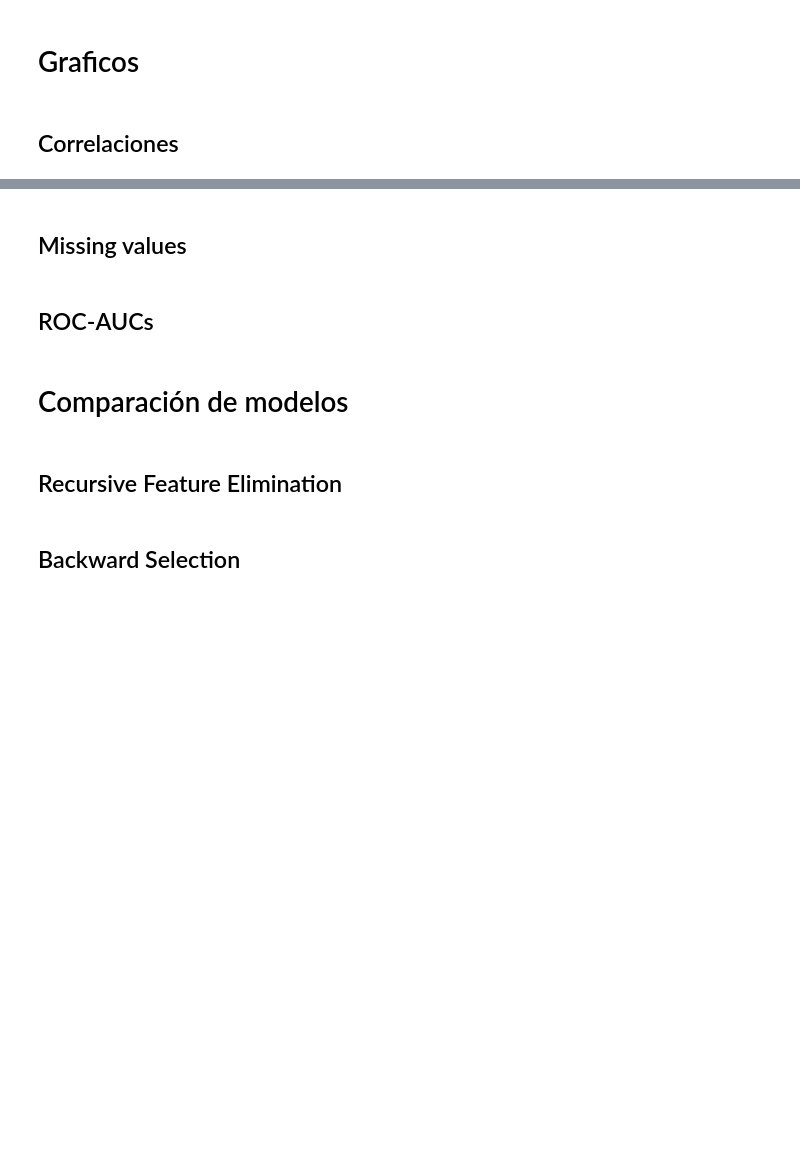
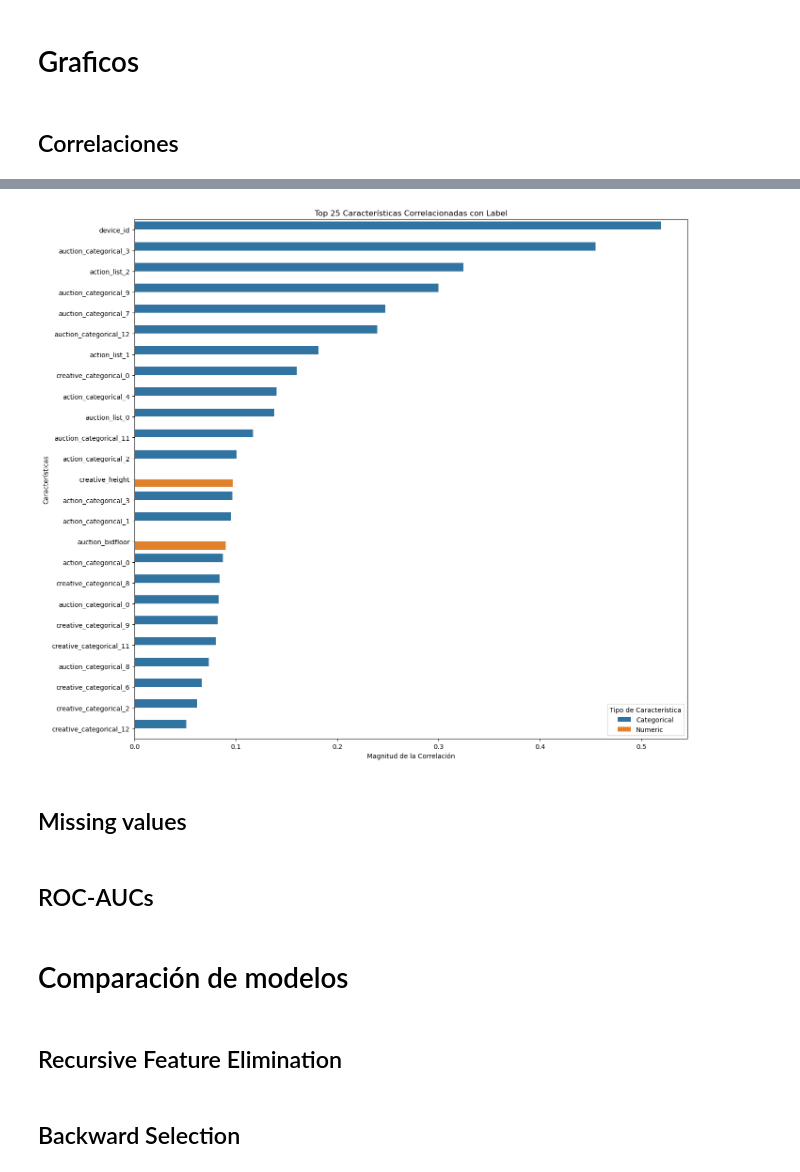
Before and after one commit to Luquish/TP2_TD6, a Jupyter notebook: graficos.ipynb, the cells around one changed output, grey strips where cells are left out. Drawn from its saved outputs; the diff is of its cells as text; code cells hidden in the pictures; blank space fills up the shorter version.

```diff
--- a/graficos.ipynb
+++ b/graficos.ipynb
@@ -812,0 +724,73 @@ plt.show()
+# %%
+# Seleccionar las columnas numéricas
+numeric_columns = train_data.select_dtypes(include=['number']).columns.tolist()
+
+# Verificar que 'Label' esté en las columnas numéricas
+if 'Label' not in numeric_columns:
+    train_data['Label'] = train_data['Label'].astype(float)
+    numeric_columns = train_data.select_dtypes(include=['number']).columns.tolist()
+
+# Identificar las columnas categóricas
+categorical_columns = train_data.select_dtypes(include=['object', 'category']).columns.tolist()
+
+# Remover 'Label' de las listas de características si está presente
+if 'Label' in numeric_columns:
+    numeric_columns.remove('Label')
+if 'Label' in categorical_columns:
+    categorical_columns.remove('Label')
+
+# Análisis de correlación con 'Label' para características numéricas
+correlation_with_label = train_data[numeric_columns + ['Label']].corr()['Label'].abs().sort_values(ascending=False)
+
+# Eliminar 'Label' de la lista
+correlation_with_label = correlation_with_label.drop('Label')
+
+# Crear un DataFrame para las correlaciones numéricas
+corr_num_df = pd.DataFrame({
+    'Feature': correlation_with_label.index,
+    'CorrelationValue': correlation_with_label.values,
+    'Type': 'Numeric'
+})
+
+# Análisis de asociación con 'Label' para características categóricas usando Cramer's V
+cramers_v_results = []
+
+for col in categorical_columns:
+    confusion_matrix = pd.crosstab(train_data[col], train_data['Label'])
+    if confusion_matrix.shape[0] < 2 or confusion_matrix.shape[1] < 2:
+        # Evitar cálculos de Cramer's V cuando no hay suficientes categorías
+        cramers_v_val = np.nan
+    else:
+        cramers_v_val = cramers_v(confusion_matrix)
+    cramers_v_results.append({'Feature': col, 'CorrelationValue': cramers_v_val, 'Type': 'Categorical'})
+
+# Crear un DataFrame para las correlaciones categóricas
+corr_cat_df = pd.DataFrame(cramers_v_results).dropna().sort_values(by='CorrelationValue', ascending=False)
+
+# Combinar ambos DataFrames
+combined_corr_df = pd.concat([corr_num_df, corr_cat_df], ignore_index=True)
+
+# Ordenar por la magnitud de la correlación
+combined_corr_df = combined_corr_df.sort_values(by='CorrelationValue', ascending=False).reset_index(drop=True)
+
+# Análisis de datos faltantes
+missing_data = train_data.isnull().sum() / len(train_data) * 100
+missing_data = missing_data.sort_values(ascending=False)
+
+print("\nPorcentaje de Datos Faltantes por Característica:")
+for feature, percentage in missing_data.items():
+    if percentage > 0:  # Solo imprimir características con datos faltantes
+        print(f"{feature}: {percentage:.2f}%")
+
+# Visualizar las mayores correlaciones con 'Label'
+plt.figure(figsize=(14, 12))
+top_correlations = combined_corr_df.head(25)
+sns.barplot(x=top_correlations['CorrelationValue'], y=top_correlations['Feature'], hue=top_correlations['Type'])
+plt.title('Top 25 Características Correlacionadas con Label')
+plt.xlabel('Magnitud de la Correlación')
+plt.ylabel('Características')
+plt.legend(title='Tipo de Característica')
+plt.tight_layout()
+plt.savefig('correlations.png')
+plt.show()
+# %% [output]
@@ -813,3 +814,4 @@ plt.show()
+[figure, added]
 # %% [markdown]
 ## Missing values
 # %%
```
Also changed, not shown: parts of 9 cells of this notebook.
